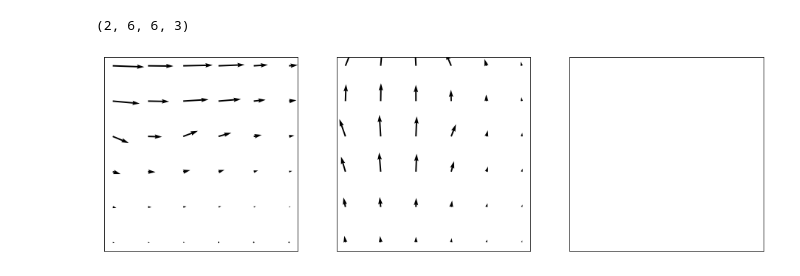
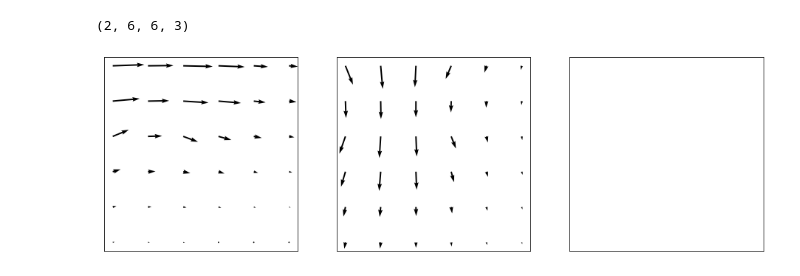
Before and after one commit to olley102/CommunityDetectionURSS, a Jupyter notebook: optical_flow.ipynb, the cells around one changed output. Saved outputs shown, nothing was run; the diff lists cells and outputs as text; code cells hidden in the pictures.

```diff
--- a/optical_flow.ipynb
+++ b/optical_flow.ipynb
@@ -262,23 +262,23 @@ uv.shape
 # %%
 fig = plt.figure(figsize=(16, 9))
 ax1 = fig.add_subplot(131)
 ax1.xaxis.set_visible(False)
 ax1.yaxis.set_visible(False)
 ax1.set_aspect('equal')
-plt.quiver(uv[0, ::-1, :, 0], uv[1, ::-1, :, 0])
+plt.quiver(uv[0, ::-1, :, 0], -uv[1, ::-1, :, 0])
 
 ax2 = fig.add_subplot(132)
 ax2.xaxis.set_visible(False)
 ax2.yaxis.set_visible(False)
 ax2.set_aspect('equal')
-plt.quiver(uv[0, ::-1, :, 1], uv[1, ::-1, :, 1])
+plt.quiver(uv[0, ::-1, :, 1], -uv[1, ::-1, :, 1])
 
 ax3 = fig.add_subplot(133)
 ax3.xaxis.set_visible(False)
 ax3.yaxis.set_visible(False)
 ax3.set_aspect('equal')
-plt.quiver(uv[0, ::-1, :, 2], uv[1, ::-1, :, 2])
+plt.quiver(uv[0, ::-1, :, 2], -uv[1, ::-1, :, 2])
 
 plt.show()
 # %% [output]
-[figure, old version]
+[figure, new version]
```
Also changed, not shown: parts of 2 cells of this notebook.
